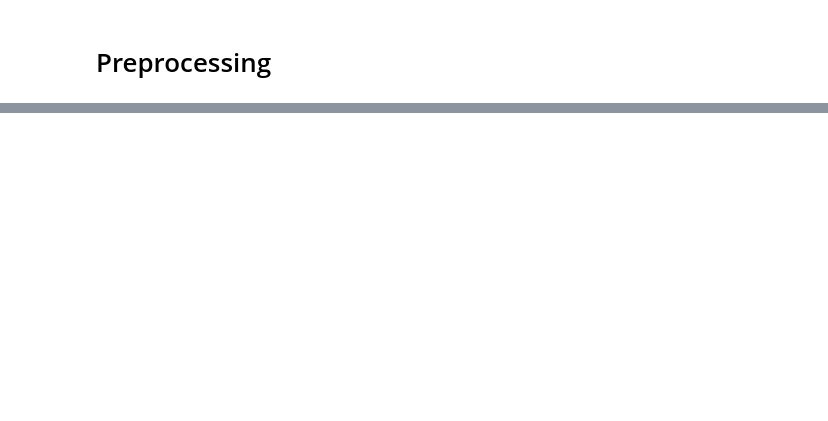
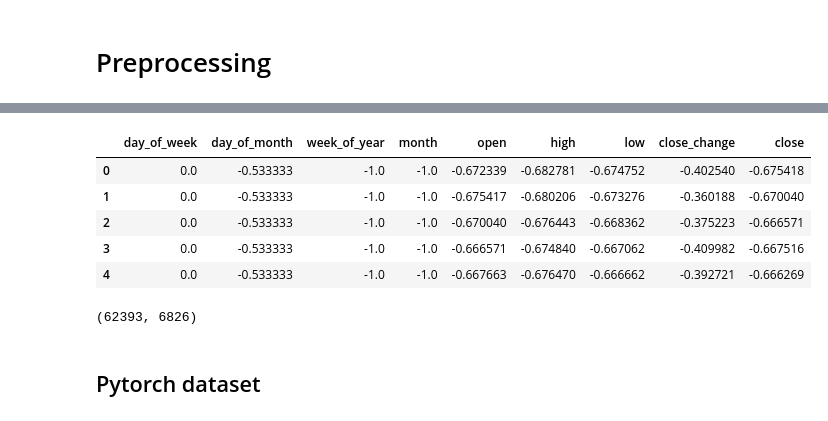
Before and after one commit to PasechnikDarya/ML-practice, a Jupyter notebook: lstm_bitcoin_price.ipynb, the cells around one changed output, grey strips where cells are left out. Cells and saved outputs as stored; diff of their text form; code cells hidden in the pictures; blank space fills up the shorter version.

```diff
--- a/lstm_bitcoin_price.ipynb
+++ b/lstm_bitcoin_price.ipynb
@@ -133,3 +137,8 @@ train_df.shape, test_df.shape
 # %%
 scaler = MinMaxScaler(feature_range=(-1, 1))
 scaler = scaler.fit(train_df)
+# %%
+train_df = pd.DataFrame(scaler.transform(train_df),
+                        index=train_df.index,
+                        columns=train_df.columns
+                        )
@@ -136,2 +150,9 @@ scaler = scaler.fit(train_df)
 # %%
-train_df =
+train_df.head()
+# %% [output]
+|  | day_of_week | day_of_month | week_of_year | month | open | high | low | close_change | close |
+| 0 | 0.0 | -0.533333 | -1.0 | -1.0 | -0.672339 | -0.682781 | -0.674752 | -0.402540 | -0.675418 |
+| 1 | 0.0 | -0.533333 | -1.0 | -1.0 | -0.675417 | -0.680206 | -0.673276 | -0.360188 | -0.670040 |
+| 2 | 0.0 | -0.533333 | -1.0 | -1.0 | -0.670040 | -0.676443 | -0.668362 | -0.375223 | -0.666571 |
+| 3 | 0.0 | -0.533333 | -1.0 | -1.0 | -0.666571 | -0.674840 | -0.667062 | -0.409982 | -0.667516 |
+| 4 | 0.0 | -0.533333 | -1.0 | -1.0 | -0.667663 | -0.676470 | -0.666662 | -0.392721 | -0.666269 |
@@ -137,0 +179,6 @@ train_df =
+# %%
+len(train_sequences), len(test_sequences)
+# %% [output]
+(62393, 6826)
+# %% [markdown]
+## Pytorch dataset
```
Also changed, not shown: parts of 15 cells of this notebook.
